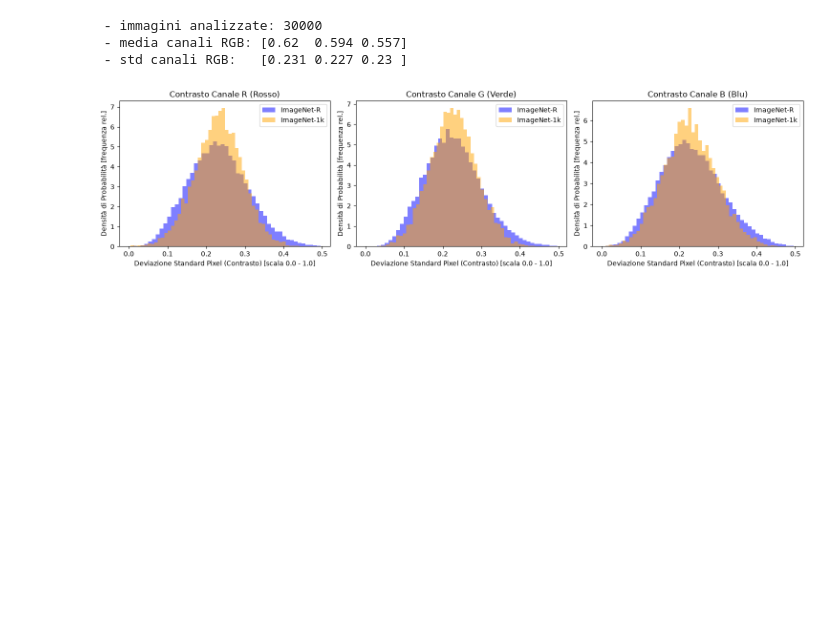
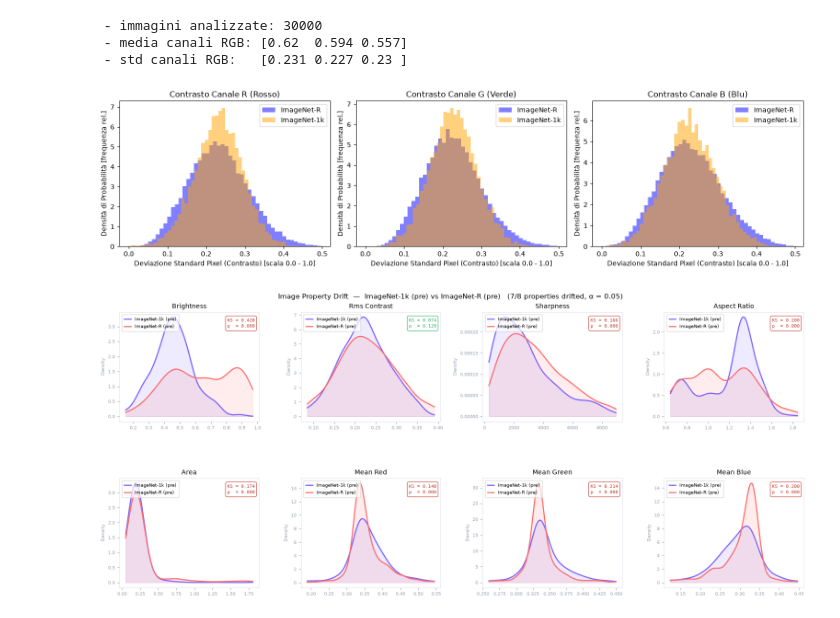
Before and after one commit to spitfire233/DataDrift-Project, a Jupyter notebook: dataset_analysis.ipynb, the cells around one changed output. Saved outputs shown, nothing was run; the diff lists cells and outputs as text; code cells hidden in the pictures; blank space fills up the shorter version.

Commit message:
Add drift detection on img features

```diff
--- a/dataset_analysis.ipynb
+++ b/dataset_analysis.ipynb
@@ -272,3 +285,14 @@ plt.savefig(OUT_DIR / "pixel_contrast_distribution.png", dpi=150)
 plt.show()
 # %% [output]
 [figure]
+# %%
+ks_pre = plot_image_property_drift(
+    dataset_a   = imagenet_1k_pre,
+    dataset_b   = imagenet_r_pre,
+    label_a     = "ImageNet-1k (pre)",
+    label_b     = "ImageNet-R (pre)",
+    max_samples = 500,
+    save_path   = "drift_pre.png",
+)
+# %% [output]
+[figure, added]
```
Also changed, not shown: parts of 5 cells of this notebook, 1 other file.
